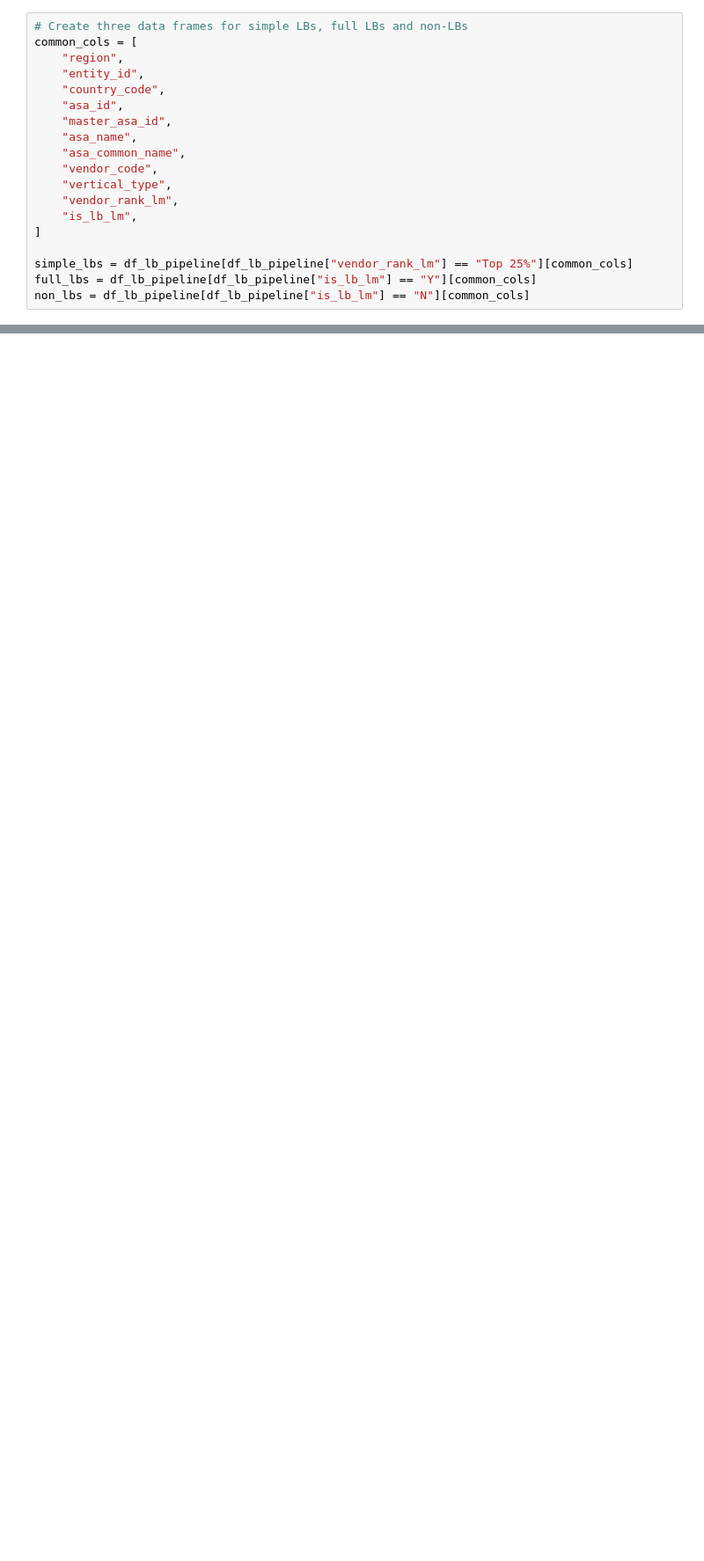
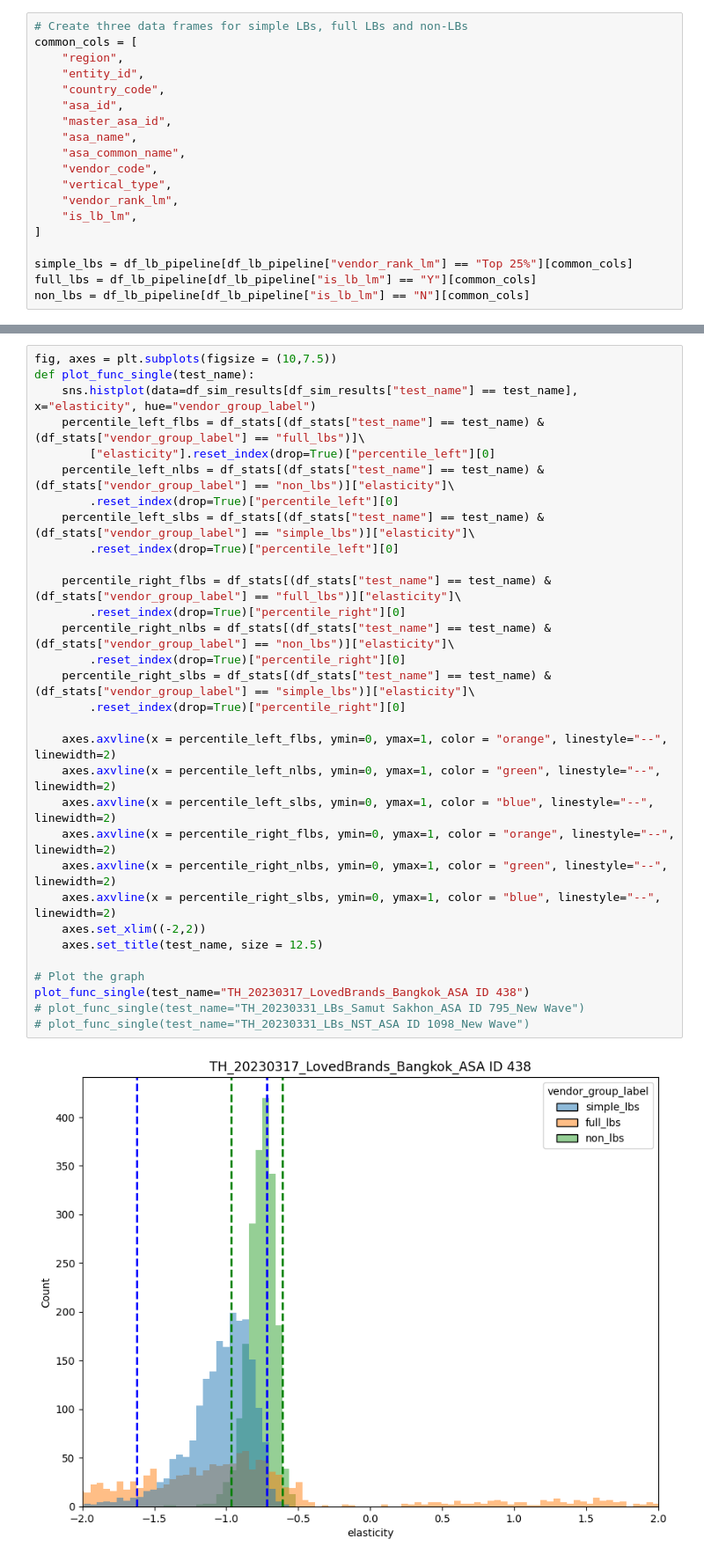
Before and after one commit to omar-elmaria/bootstrap_analysis, a Jupyter notebook: bootstrap_analysis.ipynb, the cells around one changed output, grey strips where cells are left out. Shown at 88% size. Cells and saved outputs as stored; diff of their text form; blank space fills up the shorter version.

```diff
--- a/bootstrap_analysis.ipynb
+++ b/bootstrap_analysis.ipynb
@@ -222,3 +233,36 @@ for idx, tst in enumerate(test_names):
     plot_func(test_name=tst, ax_x=ax_x, ax_y=ax_y)
 # %% [output]
 [figure]
+# %%
+fig, axes = plt.subplots(figsize = (10,7.5))
+def plot_func_single(test_name):
+    sns.histplot(data=df_sim_results[df_sim_results["test_name"] == test_name], x="elasticity", hue="vendor_group_label")
+    percentile_left_flbs = df_stats[(df_stats["test_name"] == test_name) & (df_stats["vendor_group_label"] == "full_lbs")]\
+        ["elasticity"].reset_index(drop=True)["percentile_left"][0]
+    percentile_left_nlbs = df_stats[(df_stats["test_name"] == test_name) & (df_stats["vendor_group_label"] == "non_lbs")]["elasticity"]\
+        .reset_index(drop=True)["percentile_left"][0]
+    percentile_left_slbs = df_stats[(df_stats["test_name"] == test_name) & (df_stats["vendor_group_label"] == "simple_lbs")]["elasticity"]\
+        .reset_index(drop=True)["percentile_left"][0]
+
+    percentile_right_flbs = df_stats[(df_stats["test_name"] == test_name) & (df_stats["vendor_group_label"] == "full_lbs")]["elasticity"]\
+        .reset_index(drop=True)["percentile_right"][0]
+    percentile_right_nlbs = df_stats[(df_stats["test_name"] == test_name) & (df_stats["vendor_group_label"] == "non_lbs")]["elasticity"]\
+        .reset_index(drop=True)["percentile_right"][0]
+    percentile_right_slbs = df_stats[(df_stats["test_name"] == test_name) & (df_stats["vendor_group_label"] == "simple_lbs")]["elasticity"]\
+        .reset_index(drop=True)["percentile_right"][0]
+
+    axes.axvline(x = percentile_left_flbs, ymin=0, ymax=1, color = "orange", linestyle="--", linewidth=2)
+    axes.axvline(x = percentile_left_nlbs, ymin=0, ymax=1, color = "green", linestyle="--", linewidth=2)
+    axes.axvline(x = percentile_left_slbs, ymin=0, ymax=1, color = "blue", linestyle="--", linewidth=2)
+    axes.axvline(x = percentile_right_flbs, ymin=0, ymax=1, color = "orange", linestyle="--", linewidth=2)
+    axes.axvline(x = percentile_right_nlbs, ymin=0, ymax=1, color = "green", linestyle="--", linewidth=2)
+    axes.axvline(x = percentile_right_slbs, ymin=0, ymax=1, color = "blue", linestyle="--", linewidth=2)
+    axes.set_xlim((-2,2))
+    axes.set_title(test_name, size = 12.5)
+
+# Plot the graph
+plot_func_single(test_name="TH_20230317_LovedBrands_Bangkok_ASA ID 438")
+# plot_func_single(test_name="TH_20230331_LBs_Samut Sakhon_ASA ID 795_New Wave")
+# plot_func_single(test_name="TH_20230331_LBs_NST_ASA ID 1098_New Wave")
+# %% [output]
+[figure, added]
```
Also changed, not shown: parts of 4 cells of this notebook.
